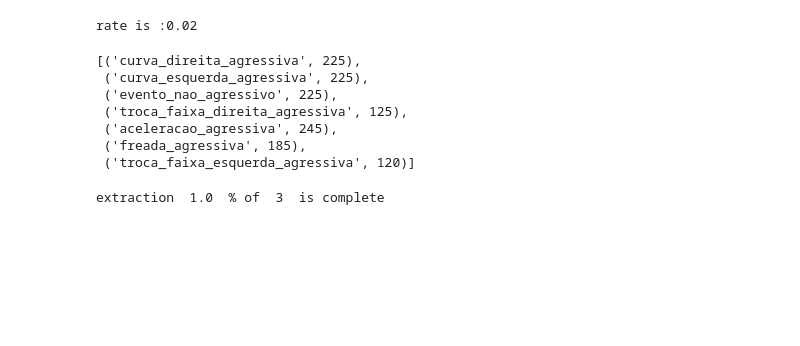
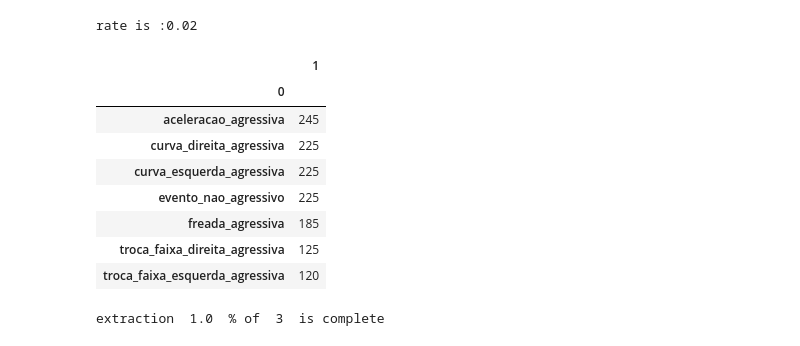
Before and after one commit to HosseinlGholami/BehavePart2, a Jupyter notebook: 0Main.ipynb, the cells around one changed output. Drawn from its saved outputs; the diff is of its cells as text; code cells hidden in the pictures; blank space fills up the shorter version.

```diff
--- a/0Main.ipynb
+++ b/0Main.ipynb
@@ -192,16 +68,0 @@ evented_label_All=pd.concat([eve1, eve2,eve3,eve4])
-# %%
-rate=(df2.index[6]-df3.index[5]).total_seconds()
-window_list=list()
-for event in label_event_lenght:
-    window_list.append((event,round(max(label_event_lenght[event])/rate)))
-print(f"rate is :{rate}")
-window_list
-# %% [output]
-rate is :0.02
-[('curva_direita_agressiva', 225),
- ('curva_esquerda_agressiva', 225),
- ('evento_nao_agressivo', 225),
- ('troca_faixa_direita_agressiva', 125),
- ('aceleracao_agressiva', 245),
- ('freada_agressiva', 185),
- ('troca_faixa_esquerda_agressiva', 120)]
@@ -208,3 +94,19 @@ rate is :0.02
+# %%
+rate=(dfRaw[0][1].index[11]-dfRaw[0][1].index[10]).total_seconds()
+
+print(f"rate is :{rate}")
+pd.DataFrame([(x[0],round(((x[2]-x[1]).total_seconds())/rate)) for x in evented_label_All.iloc]).groupby(0).agg({1:"max"})
+# %% [output]
+rate is :0.02
+|  | 1 |
+| 0 |  |
+| aceleracao_agressiva | 245 |
+| curva_direita_agressiva | 225 |
+| curva_esquerda_agressiva | 225 |
+| evento_nao_agressivo | 225 |
+| freada_agressiva | 185 |
+| troca_faixa_direita_agressiva | 125 |
+| troca_faixa_esquerda_agressiva | 120 |
 # %%
 #supervised
 window={226:['curva_direita_agressiva','curva_esquerda_agressiva','aceleracao_agressiva'],
```
Also changed, not shown: parts of 19 cells of this notebook, 6 other files.
